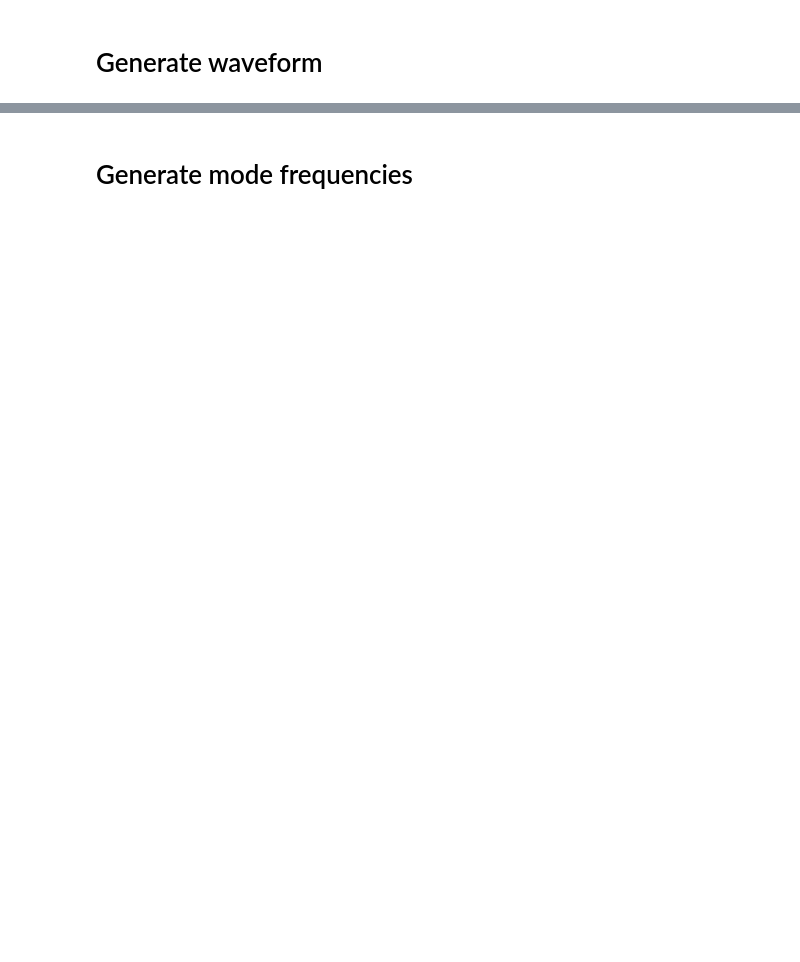
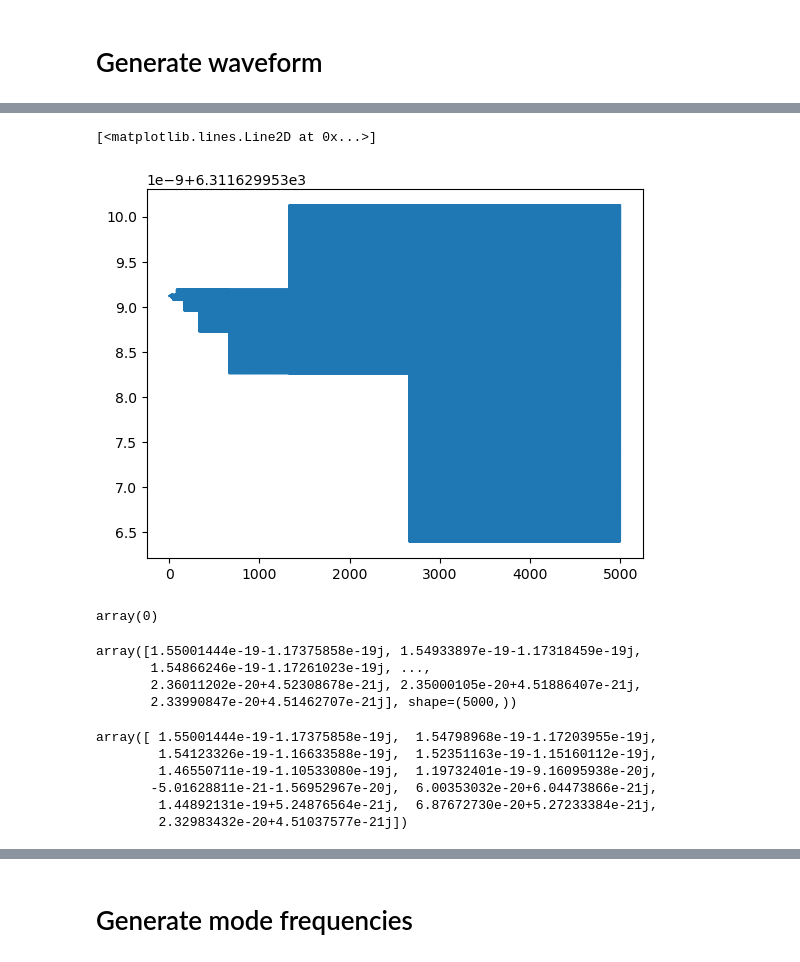
Before and after one commit to verasha/FEWNEW, a Jupyter notebook: work/power_innercalc_manual.ipynb, the cells around one changed output, grey strips where cells are left out. Cells and saved outputs as stored; diff of their text form; code cells hidden in the pictures; blank space fills up the shorter version.

```diff
--- a/work/power_innercalc_manual.ipynb
+++ b/work/power_innercalc_manual.ipynb
@@ -62,13 +71,15 @@ xI0 = 1.0
 #in the paper xI0 = 0.866, but that would be non-equatorial case
 
 use_gpu = True
-traj = EMRIInspiral(func=KerrEccEqFlux, force_backend="cuda12x", use_gpu=use_gpu, npoints=50)
+traj = EMRIInspiral(func=KerrEccEqFlux, force_backend="cuda12x", use_gpu=use_gpu) #theres npoints flag here
 amp = AmpInterpKerrEccEq(force_backend="cuda12x") # default lmax=10, nmax=55
 interpolate_mode_sum = InterpolatedModeSum(force_backend="cuda12x")
 ylm_gen = GetYlms(include_minus_m=False, force_backend="cuda12x")
 # %% [markdown]
 # Generate waveform
 # %%
-delta_T = T*YRSID_SI/500 # change amount of points here
+delta_T = T*YRSID_SI/5000 # change amount of points here
+# im using 5000 as an extreme example to show the NaNs and non-zero values of the resulting waveform
+# for lower amount of points, the NaNs dominate
 delta_T
 # %% [output]
@@ -113,3 +125,28 @@ Wall time: 46.2 ms
+# %%
+plt.plot(np.diff(t_u))
+# %% [output]
+[<matplotlib.lines.Line2D at 0x...>]
+[figure, added]
+# %%
+np.sum(np.isnan(teuk_modes_u[:,0]))
+# %% [output]
+array(0)
+# %%
+teuk_modes_u[:,0]
+# %% [output]
+array([1.55001444e-19-1.17375858e-19j, 1.54933897e-19-1.17318459e-19j,
+       1.54866246e-19-1.17261023e-19j, ...,
+       2.36011202e-20+4.52308678e-21j, 2.35000105e-20+4.51886407e-21j,
+       2.33990847e-20+4.51462707e-21j], shape=(5000,))
+# %%
+teuk_modes_f[:,0]
+# %% [output]
+array([ 1.55001444e-19-1.17375858e-19j,  1.54798968e-19-1.17203955e-19j,
+        1.54123326e-19-1.16633588e-19j,  1.52351163e-19-1.15160112e-19j,
+        1.46550711e-19-1.10533080e-19j,  1.19732401e-19-9.16095938e-20j,
+       -5.01628811e-21-1.56952967e-20j,  6.00353032e-20+6.04473866e-21j,
+        1.44892131e-19+5.24876564e-21j,  6.87672730e-20+5.27233384e-21j,
+        2.32983432e-20+4.51037577e-21j])
 # %%
 # %%time
 
```
Also changed, not shown: parts of 57 cells of this notebook, 1 other file.
